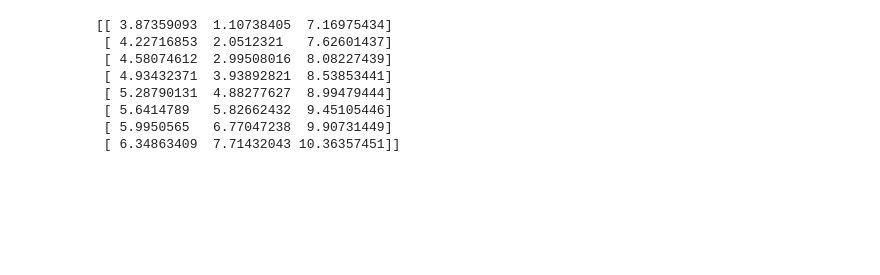
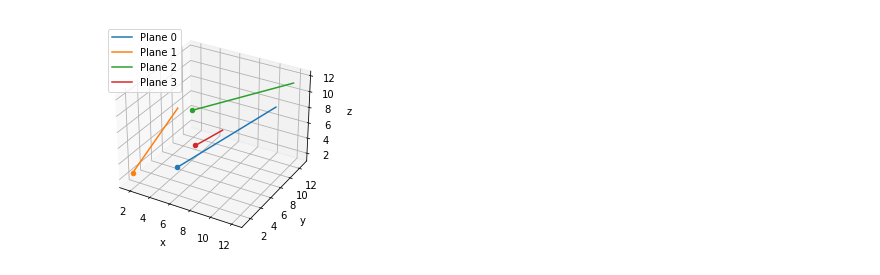
Before and after one commit to ConradOD/MDM3Rep2, a Jupyter notebook: basic_model.ipynb, the cells around one changed output. Saved outputs shown, nothing was run; the diff lists cells and outputs as text; code cells hidden in the pictures; blank space fills up the shorter version.

Commit message:
Plot for solution

```diff
--- a/basic_model.ipynb
+++ b/basic_model.ipynb
@@ -38,14 +38,14 @@ def create_n_planes(n_planes,max_pos,max_vel,num_time_steps):
     return plane_list
 # %%
 #Define time setup
-max_t = 4
+max_t = 10
 delta_t = 0.5
 num_t_steps = int(max_t / delta_t)
 
 #Define variables about planes
-num_planes = 2
+num_planes = 4
 grid_size = 10 #10x10 grid
-max_plane_vel = 2
+max_plane_vel = 1
 # %%
 #Create planes
 planes = create_n_planes(num_planes,grid_size,max_plane_vel,num_t_steps)
@@ -61,14 +61,18 @@ for timestep in range(num_t_steps-1):
 
         plane.pos_array[timestep+1,:] = new_pos
         plane.vel_array[timestep+1,:] = new_vel
-# %%
-print(planes[0].pos_array)
-# %% [output]
-[[ 3.87359093  1.10738405  7.16975434]
- [ 4.22716853  2.0512321   7.62601437]
- [ 4.58074612  2.99508016  8.08227439]
- [ 4.93432371  3.93892821  8.53853441]
- [ 5.28790131  4.88277627  8.99479444]
- [ 5.6414789   5.82662432  9.45105446]
- [ 5.9950565   6.77047238  9.90731449]
- [ 6.34863409  7.71432043 10.36357451]]
+# %%
+ax = plt.figure().add_subplot(projection='3d')
+for plane in planes:
+    pos = plane.pos_array
+    ax.plot(pos[:,0],pos[:,1],pos[:,2],label="Plane {id}".format(id = plane.id))
+    ax.scatter(pos[0,0],pos[0,1],pos[0,2])
+
+ax.set_xlabel("x")
+ax.set_ylabel("y")
+ax.set_zlabel("z")
+
+ax.legend()
+plt.show()
+# %% [output]
+[figure, added]
```
